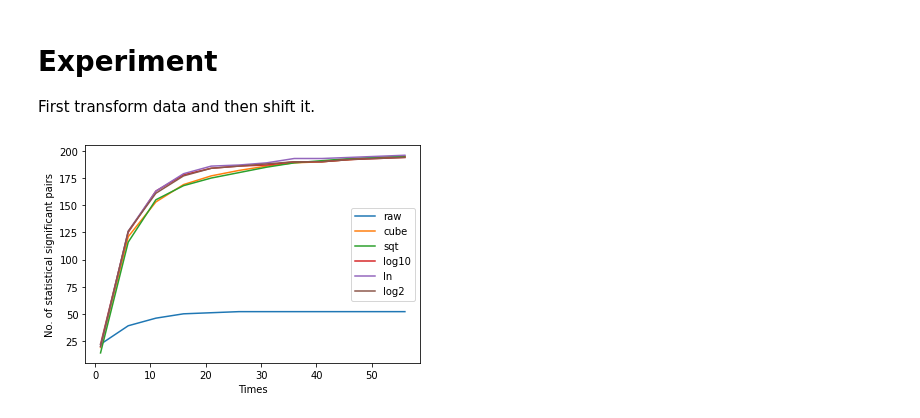
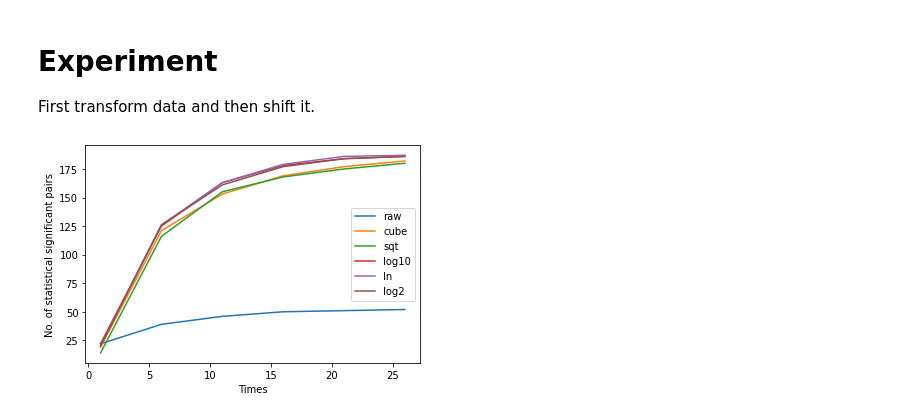
Before and after one commit to hpi-sam/rl-4-self-repair, a Jupyter notebook: data_analysis/data_shift_analysis.ipynb, the cells around one changed output. Cells and saved outputs as stored; diff of their text form; code cells hidden in the pictures.

Commit message:
adding shifted data

```diff
--- a/data_analysis/data_shift_analysis.ipynb
+++ b/data_analysis/data_shift_analysis.ipynb
@@ -84,20 +85,20 @@ First transform data and then shift it.
 # %%
 # <component, failure> = x + (prestd + curstd) * times
 types = ['raw', 'cube', 'sqt', 'log10', 'ln', 'log2']
-x_ticks = range(1,60, 5)
+x_ticks = range(1,30, 5)
 
 for t in types:
     results = []
     for i in x_ticks:
-        (means, shifted_data) = dh.shift_data(t, times=i)
-        ttest = perform_ttest(means, shifted_data, t)
+        (means, shifted_data) = du.shift_data(dh.data, t, times=i)
+        ttest = du.perform_ttest(means, shifted_data, t)
         r = len(ttest[ttest['pvalue']<0.025])
         results.append(r)
     plt.plot(x_ticks, results, label=t)
 
 plt.xlabel("Times")
 plt.ylabel("No. of statistical significant pairs")
 plt.legend()
 plt.show()
 # %% [output]
-[figure, old version]
+[figure, new version]
```
Also changed, not shown: parts of 7 cells of this notebook, 5 other files.
